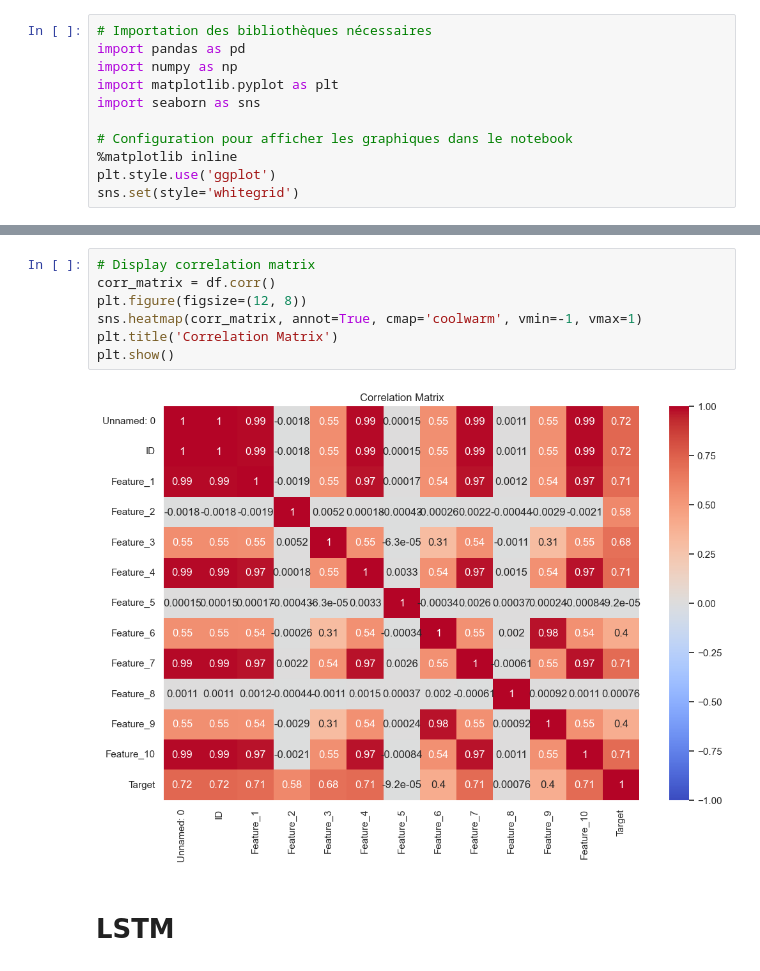
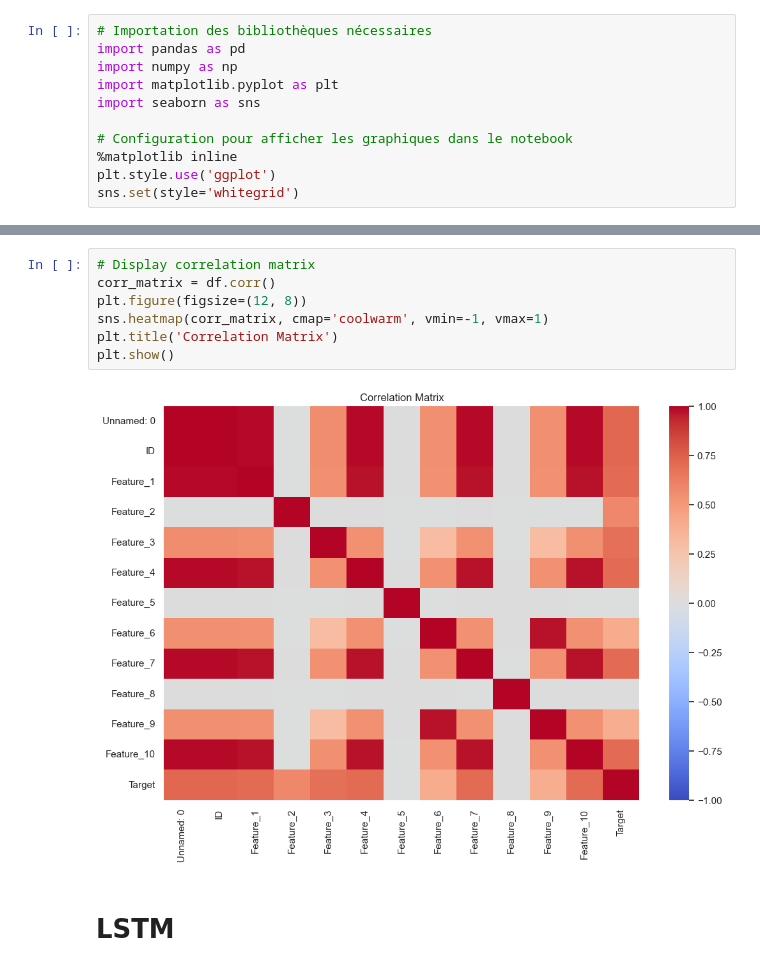
Before and after one commit to eliottvalette/NOTEBOOK-Maker, a Jupyter notebook: Output/exe_C_1_csv_time_series.ipynb, the cells around one changed output, grey strips where cells are left out. Drawn from its saved outputs; the diff is of its cells as text.

```diff
--- a/Output/exe_C_1_csv_time_series.ipynb
+++ b/Output/exe_C_1_csv_time_series.ipynb
@@ -47,12 +47,12 @@ df.head()
 # %%
 # Display correlation matrix
 corr_matrix = df.corr()
 plt.figure(figsize=(12, 8))
-sns.heatmap(corr_matrix, annot=True, cmap='coolwarm', vmin=-1, vmax=1)
+sns.heatmap(corr_matrix, cmap='coolwarm', vmin=-1, vmax=1)
 plt.title('Correlation Matrix')
 plt.show()
 # %% [output]
-[figure, old version]
+[figure, new version]
 # %% [markdown]
 # LSTM
 # %%
```
Also changed, not shown: parts of 2 cells of this notebook, 11 other files.
